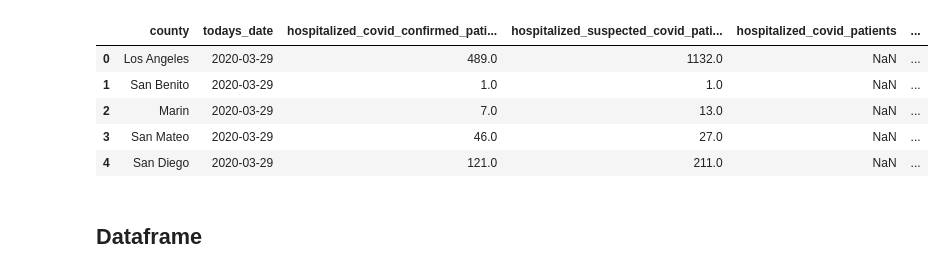
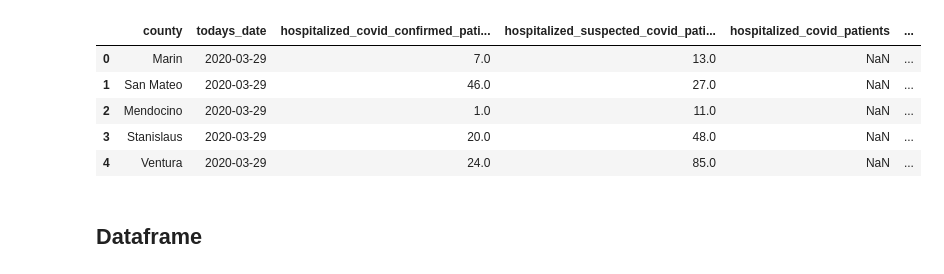
Before and after one commit to whehdwns/Covid19_California_Cases_Statistics, a Jupyter notebook: Python/ Covid19_Impact_on_Hospitals_visualization.ipynb, the cells around one changed output. Saved outputs shown, nothing was run; the diff lists cells and outputs as text; code cells hidden in the pictures.

```diff
--- a/Python/ Covid19_Impact_on_Hospitals_visualization.ipynb
+++ b/Python/ Covid19_Impact_on_Hospitals_visualization.ipynb
@@ -9,16 +9,16 @@ import math
 from datetime import datetime, timedelta
 warnings.filterwarnings('ignore')
 # %%
-covid_hospital_dataset_original = pd.read_csv('dataset/covid19hospitalbycounty_011822.csv')
+covid_hospital_dataset_original = pd.read_csv('dataset/covid19hospitalbycounty_011922.csv')
 covid_hospital_dataset = covid_hospital_dataset_original.copy()
 covid_hospital_dataset.head()
 # %% [output]
 |  | county | todays_date | hospitalized_covid_confirmed_pati... | hospitalized_suspected_covid_pati... | hospitalized_covid_patients | ... |
-| 0 | Los Angeles | 2020-03-29 | 489.0 | 1132.0 | NaN | ... |
-| 1 | San Benito | 2020-03-29 | 1.0 | 1.0 | NaN | ... |
-| 2 | Marin | 2020-03-29 | 7.0 | 13.0 | NaN | ... |
-| 3 | San Mateo | 2020-03-29 | 46.0 | 27.0 | NaN | ... |
-| 4 | San Diego | 2020-03-29 | 121.0 | 211.0 | NaN | ... |
+| 0 | Marin | 2020-03-29 | 7.0 | 13.0 | NaN | ... |
+| 1 | San Mateo | 2020-03-29 | 46.0 | 27.0 | NaN | ... |
+| 2 | Mendocino | 2020-03-29 | 1.0 | 11.0 | NaN | ... |
+| 3 | Stanislaus | 2020-03-29 | 20.0 | 48.0 | NaN | ... |
+| 4 | Ventura | 2020-03-29 | 24.0 | 85.0 | NaN | ... |
 # %%
 covid_hospital_dataset['todays_date'] = pd.to_datetime(covid_hospital_dataset['todays_date'], format = '%Y-%m-%d')
 # %% [markdown]
```
Also changed, not shown: parts of 1 cell of this notebook.
